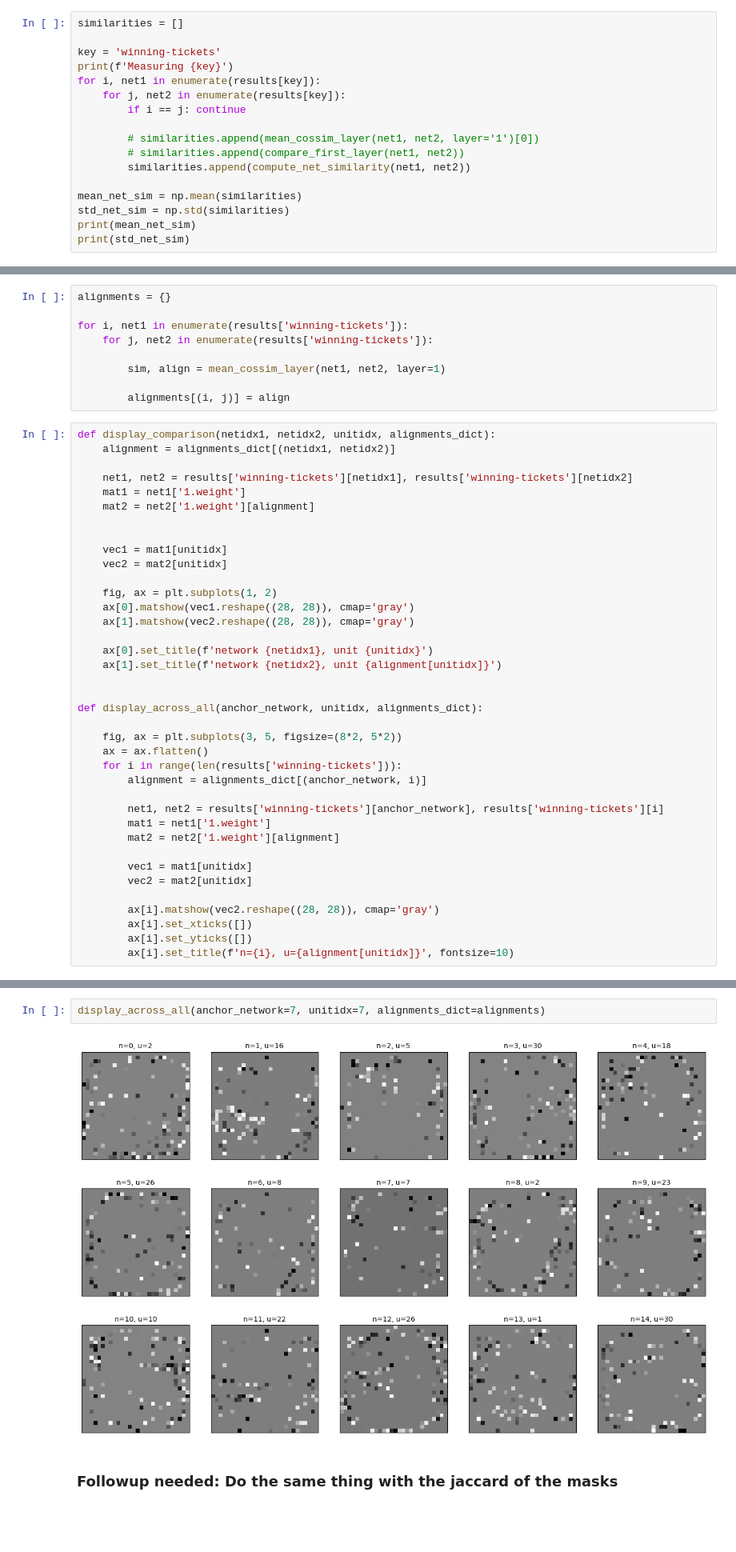
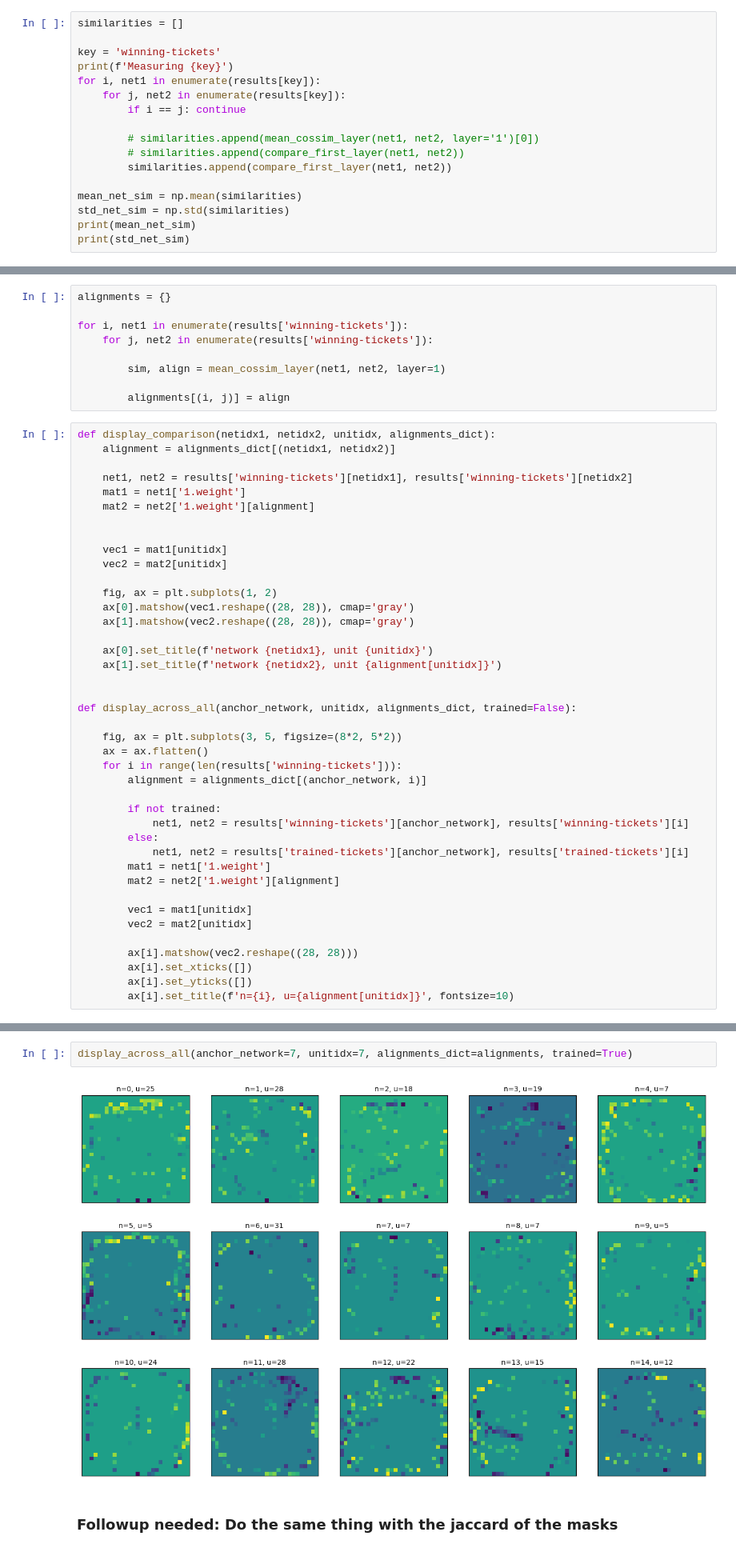
Before and after one commit to SukritTM/lth-efficiency, a Jupyter notebook: notebooks/subnetwork-similarity.ipynb, the cells around one changed output, grey strips where cells are left out. Shown at 80% size. Saved outputs shown, nothing was run; the diff lists cells and outputs as text; blank space fills up the shorter version.

```diff
--- a/notebooks/subnetwork-similarity.ipynb
+++ b/notebooks/subnetwork-similarity.ipynb
@@ -255,7 +257,7 @@ for i, net1 in enumerate(results[key]):
 
         # similarities.append(mean_cossim_layer(net1, net2, layer='1')[0])
         # similarities.append(compare_first_layer(net1, net2))
-        similarities.append(compute_net_similarity(net1, net2))
+        similarities.append(compare_first_layer(net1, net2))
 
 mean_net_sim = np.mean(similarities)
 std_net_sim = np.std(similarities)
@@ -344,21 +346,24 @@ def display_comparison(netidx1, netidx2, unitidx, alignments_dict):
     ax[1].set_title(f'network {netidx2}, unit {alignment[unitidx]}')
 
 
-def display_across_all(anchor_network, unitidx, alignments_dict):
+def display_across_all(anchor_network, unitidx, alignments_dict, trained=False):
 
     fig, ax = plt.subplots(3, 5, figsize=(8*2, 5*2))
     ax = ax.flatten()
     for i in range(len(results['winning-tickets'])):
         alignment = alignments_dict[(anchor_network, i)]
 
-        net1, net2 = results['winning-tickets'][anchor_network], results['winning-tickets'][i]
+        if not trained:
+            net1, net2 = results['winning-tickets'][anchor_network], results['winning-tickets'][i]
+        else:
+            net1, net2 = results['trained-tickets'][anchor_network], results['trained-tickets'][i]
         mat1 = net1['1.weight']
         mat2 = net2['1.weight'][alignment]
 
         vec1 = mat1[unitidx]
         vec2 = mat2[unitidx]
 
-        ax[i].matshow(vec2.reshape((28, 28)), cmap='gray')
+        ax[i].matshow(vec2.reshape((28, 28)))
         ax[i].set_xticks([])
         ax[i].set_yticks([])
         ax[i].set_title(f'n={i}, u={alignment[unitidx]}', fontsize=10)
@@ -373,7 +378,7 @@ display_across_all(anchor_network=7, unitidx=10, alignments_dict=alignments)
 # %%
-display_across_all(anchor_network=7, unitidx=7, alignments_dict=alignments)
+display_across_all(anchor_network=7, unitidx=7, alignments_dict=alignments, trained=True)
 # %% [output]
-[figure, old version]
+[figure, new version]
 # %% [markdown]
 ### Followup needed: Do the same thing with the jaccard of the masks
 # %%
```
Also changed, not shown: parts of 17 cells of this notebook.
